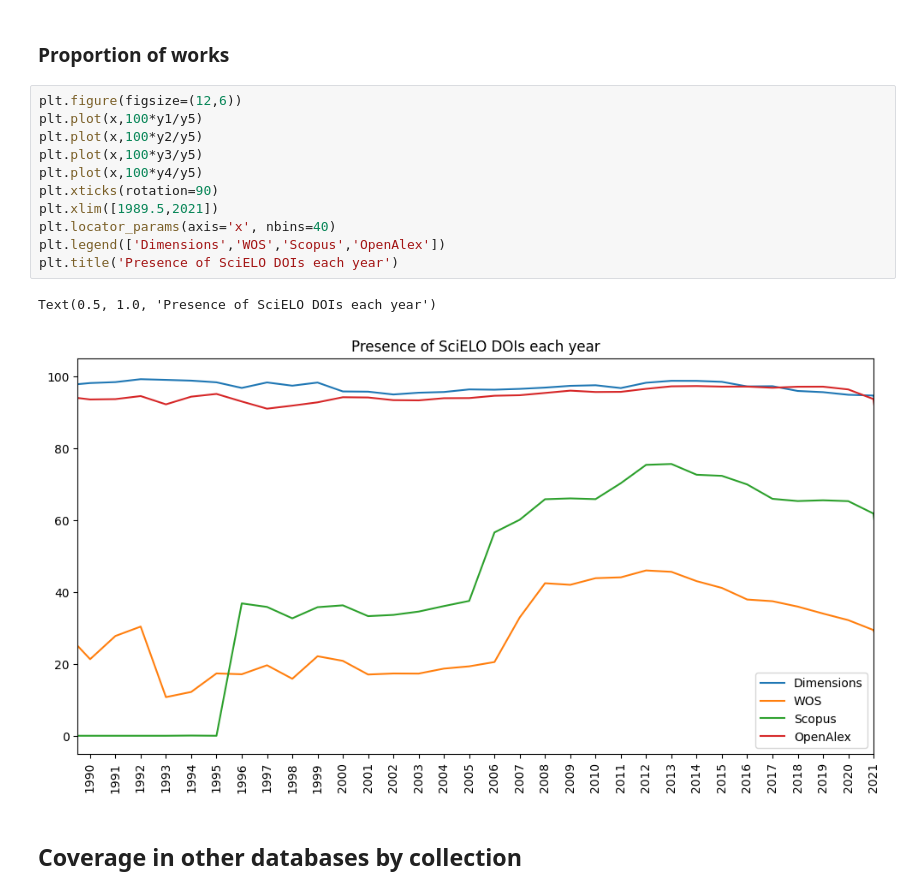
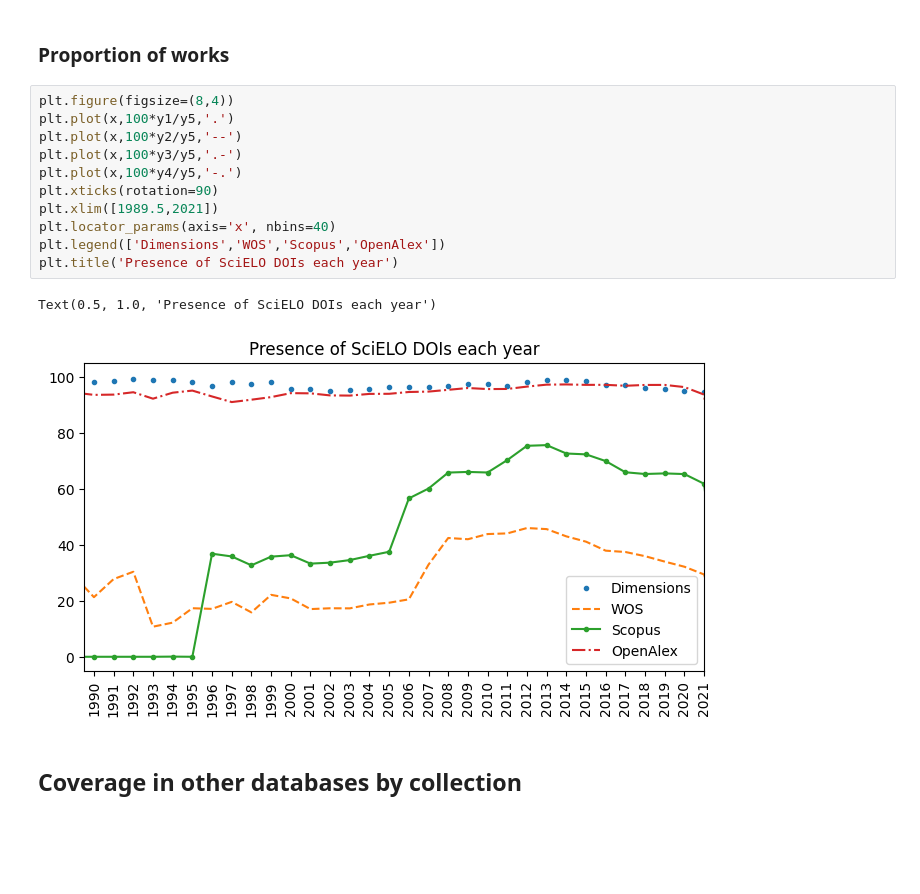
Before and after one commit to alyssonmazoni/scielo_scientometrics, a Jupyter notebook: SciELO_as_a_Scientometric_research_tool.ipynb, the cells around one changed output. Cells and saved outputs as stored; diff of their text form; blank space fills up the shorter version.

```diff
--- a/SciELO_as_a_Scientometric_research_tool.ipynb
+++ b/SciELO_as_a_Scientometric_research_tool.ipynb
@@ -413,19 +432,19 @@ files.download('scielo_dbs.csv')
 # %% [markdown]
 ### Proportion of works
 # %%
-plt.figure(figsize=(12,6))
-plt.plot(x,100*y1/y5)
-plt.plot(x,100*y2/y5)
-plt.plot(x,100*y3/y5)
-plt.plot(x,100*y4/y5)
+plt.figure(figsize=(8,4))
+plt.plot(x,100*y1/y5,'.')
+plt.plot(x,100*y2/y5,'--')
+plt.plot(x,100*y3/y5,'.-')
+plt.plot(x,100*y4/y5,'-.')
 plt.xticks(rotation=90)
 plt.xlim([1989.5,2021])
 plt.locator_params(axis='x', nbins=40)
 plt.legend(['Dimensions','WOS','Scopus','OpenAlex'])
 plt.title('Presence of SciELO DOIs each year')
 # %% [output]
 Text(0.5, 1.0, 'Presence of SciELO DOIs each year')
-[figure, old version]
+[figure, new version]
 # %% [markdown]
 ## Coverage in other databases by collection
 # %%
```
Also changed, not shown: parts of 6 cells of this notebook.
